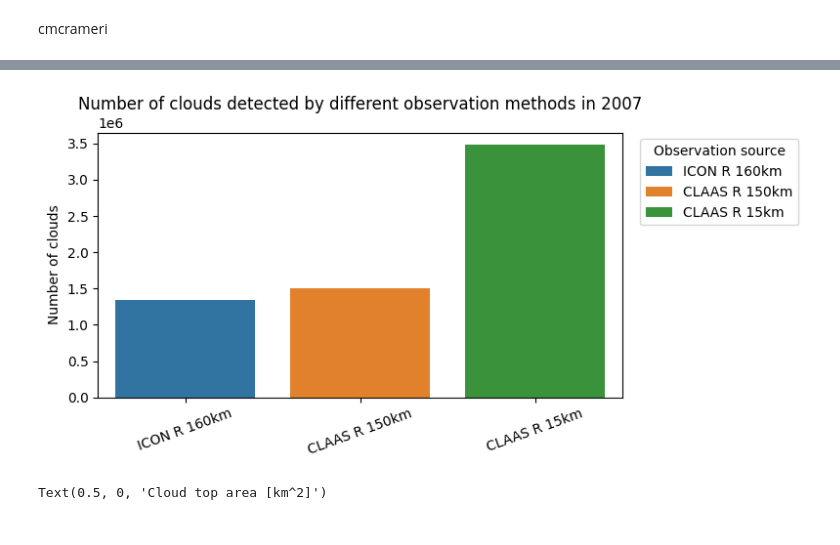
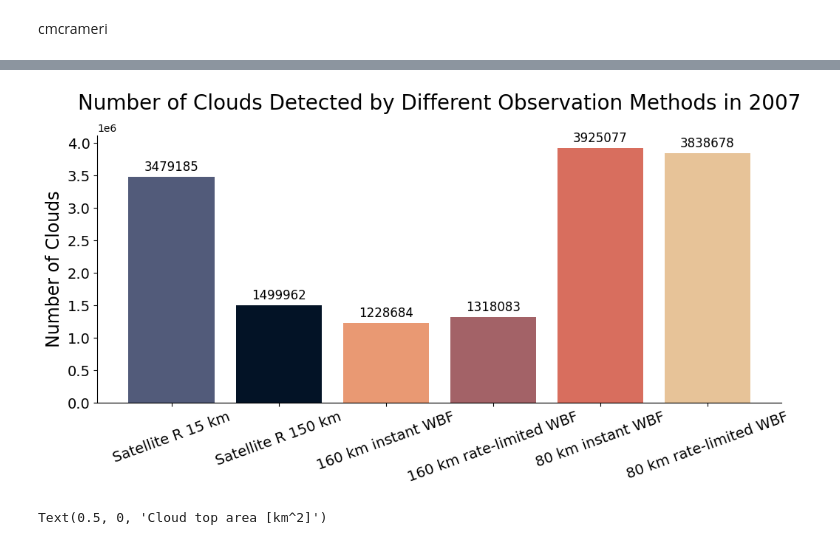
Before and after one commit to DragomirNikolov/MSGI, a Jupyter notebook: plotting/model_vs_satellite_plots_resolution.ipynb, the cells around one changed output, grey strips where cells are left out. Drawn from its saved outputs; the diff is of its cells as text; code cells hidden in the pictures.

Commit message:
Plotting model results at different resolutions

```diff
--- a/plotting/model_vs_satellite_plots_resolution.ipynb
+++ b/plotting/model_vs_satellite_plots_resolution.ipynb
@@ -78,0 +120,3 @@ glac_model_new_wbf = pd.read_parquet("/wolke_scratch/dnikolo/ICON_Data/no_nudgin
+# %%
+config_r2b4_v3 = read_config("/wolke_scratch/dnikolo/Glaciation_time_estimator/configs/ICON_output/no_nudging/R2B4/wbf_v3/template.yaml")
+loader_r2b4_v3 = ChunkLoader([2007],config_r2b4_v3,filter=True)
@@ -78,0 +133,3 @@ glac_model_new_wbf = pd.read_parquet("/wolke_scratch/dnikolo/ICON_Data/no_nudgin
+# %%
+config_r2b5_v1 = read_config("/wolke_scratch/dnikolo/Glaciation_time_estimator/configs/ICON_output/no_nudging/R2B5/wbf_v1/template.yaml")
+loader_r2b5_v1 = ChunkLoader([2007],config_r2b5_v1,filter=True)
@@ -78,0 +146,3 @@ glac_model_new_wbf = pd.read_parquet("/wolke_scratch/dnikolo/ICON_Data/no_nudgin
+# %%
+config_r2b5_v3 = read_config("/wolke_scratch/dnikolo/Glaciation_time_estimator/configs/ICON_output/no_nudging/R2B5/wbf_v3/template.yaml")
+loader_r2b5_v3 = ChunkLoader([2007],config_r2b5_v3,filter=True)
@@ -138,7 +219,7 @@ def preproc_cloud(cloud_df):
 
 set_peak_if(glac_high_res)
 set_peak_if(glac_low_res)
-set_peak_if(glac_model)
-set_peak_if(glac_model_new_wbf)
 
-# clouds_high_res = clouds_high_res[clouds_high_res["avg_size[km]"]>3e4]
+for resolution, wbf in model_results.items():
+    for wbf, variables in wbf.items():
+        set_peak_if(variables["glac"])
@@ -1188,45 +844,80 @@ FileNotFoundError: [Errno 2] No such file or directory: '/wolke_scratch/dnikolo/
 # %%
 import pandas as pd
-import seaborn as sns
 import matplotlib.pyplot as plt
 
 # Count rows in each dataframe
 counts = pd.DataFrame({
     "Observation method": [
-        "ICON R 160km",
-        "Satellite R 150km",
-        "Satellite R 15km",
+        "Satellite R 15 km",
+        "Satellite R 150 km",
     ],
-    "Num clouds (rows)": [
-        len(clouds_model),
+    "Num clouds": [
+        len(clouds_high_res),
         len(clouds_low_res),
-        len(clouds_high_res),
-
+    ],
+    "Color": [
+        color_high_res,
+        color_low_res,
     ]
 })
 
-plt.figure(figsize=(8, 4))
-ax = sns.barplot(
-    data=counts,
-    x="Observation method",
-    y="Num clouds (rows)",
-    hue="Observation method",      # makes a legend
-    dodge=False
+# Add ICON model results
+for resolution, wbf_results in model_results.items():
+    for wbf, variables in wbf_results.items():
+        counts.loc[len(counts)] = {
+            "Observation method": f"{labels_model[resolution][wbf]}",
+            "Num clouds": len(variables["cloud"]),
+            "Color": colors_model[resolution][wbf],
+        }
+
+fig, ax = plt.subplots(figsize=(10.5, 5.6))
+
+# Transparent background
+fig.patch.set_alpha(0)
+ax.set_facecolor("none")
+
+bars = ax.bar(
+    counts["Observation method"],
+    counts["Num clouds"],
+    color=counts["Color"]
+)
+
+ax.set_title(
+    "Number of Clouds Detected by Different Observation Methods in 2007",
+    fontsize=20,
+    pad=14
 )
 
 ax.set_xlabel("")
-ax.set_ylabel("Number of clouds")
-ax.tick_params(axis="x", rotation=20)
-ax.legend(title="Observation source", bbox_to_anchor=(1.02, 1), loc="upper left")
+ax.set_ylabel("Number of Clouds", fontsize=17)
 
-# (optional) add value labels on bars
-# for container in ax.containers:
-#     ax.bar_label(container, fmt="%.0f", padding=3)
-ax.set_title("Number of clouds detected by different observation methods in 2007")
+# Tick formatting
+ax.tick_params(axis="x", labelsize=14, rotation=20)
+ax.tick_params(axis="y", labelsize=14)
+
+# Add value labels on bars
+ax.bar_label(
+    bars,
+    fmt="%.0f",
+    padding=3,
+    fontsize=12
+)
+
+# Remove top and right axes
+ax.spines["top"].set_visible(False)
+ax.spines["right"].set_visible(False)
+
+# Cleaner spacing
 plt.tight_layout()
-plt.show()
+
+plt.savefig(
+    "/wolke_scratch/dnikolo/MSGI/figures/num_clouds_by_observation_method_no_nudging.png",
+    transparent=True,
+    bbox_inches="tight",
+    dpi=300
+)
 # %% [output]
-[figure, old version]
+[figure, new version]
 # %%
 import seaborn as sns
 # %%
```
Also changed, not shown: parts of 40 cells of this notebook, 19 other files.
